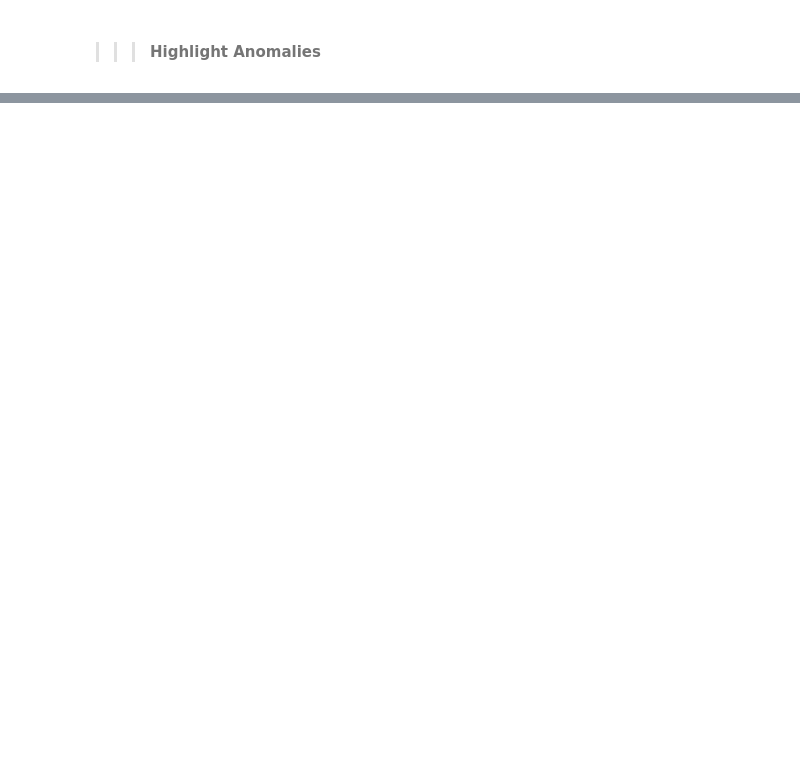
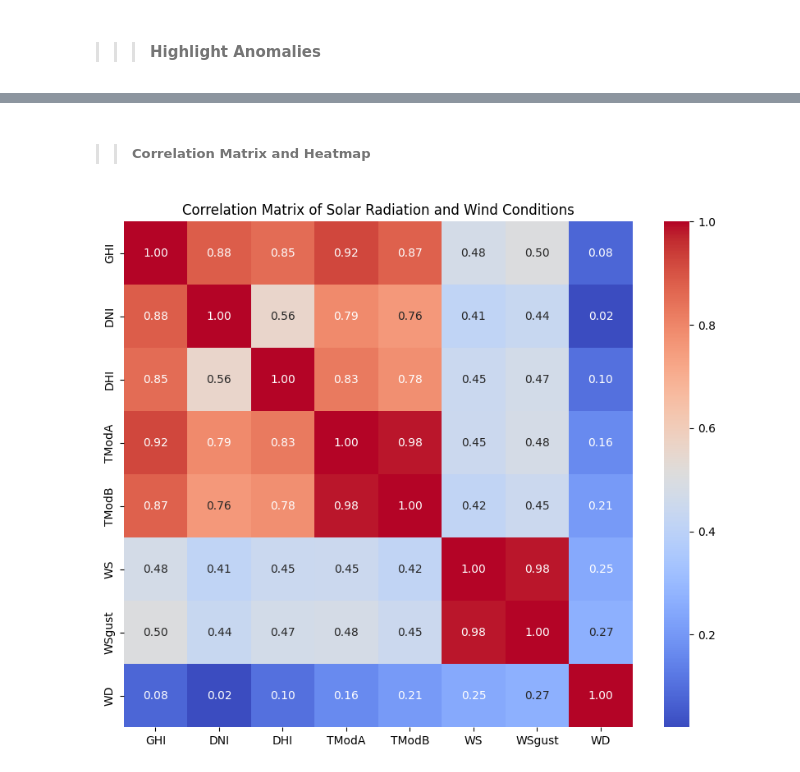
Before and after one commit to naolatomsa/MoonLight-Energy-Solutions-, a Jupyter notebook: notebooks/beninMalanville.ipynb, the cells around one changed output, grey strips where cells are left out. Cells and saved outputs as stored; diff of their text form; code cells hidden in the pictures; blank space fills up the shorter version.

```diff
--- a/notebooks/beninMalanville.ipynb
+++ b/notebooks/beninMalanville.ipynb
@@ -249,0 +418,17 @@ plt.show()
+# %%
+# Select relevant columns for analysis
+columns = ['GHI', 'DNI', 'DHI', 'TModA', 'TModB', 'WS', 'WSgust', 'WD']
+data = data[columns]
+# %% [markdown]
+>>##### Correlation Matrix and Heatmap
+# %%
+# Compute correlation matrix
+correlation_matrix = data.corr()
+
+# Plot heatmap
+plt.figure(figsize=(10, 8))
+sns.heatmap(correlation_matrix, annot=True, cmap='coolwarm', fmt=".2f")
+plt.title("Correlation Matrix of Solar Radiation and Wind Conditions")
+plt.show()
+# %% [output]
+[figure, added]
```
Also changed, not shown: parts of 26 cells of this notebook, 2 other files.
